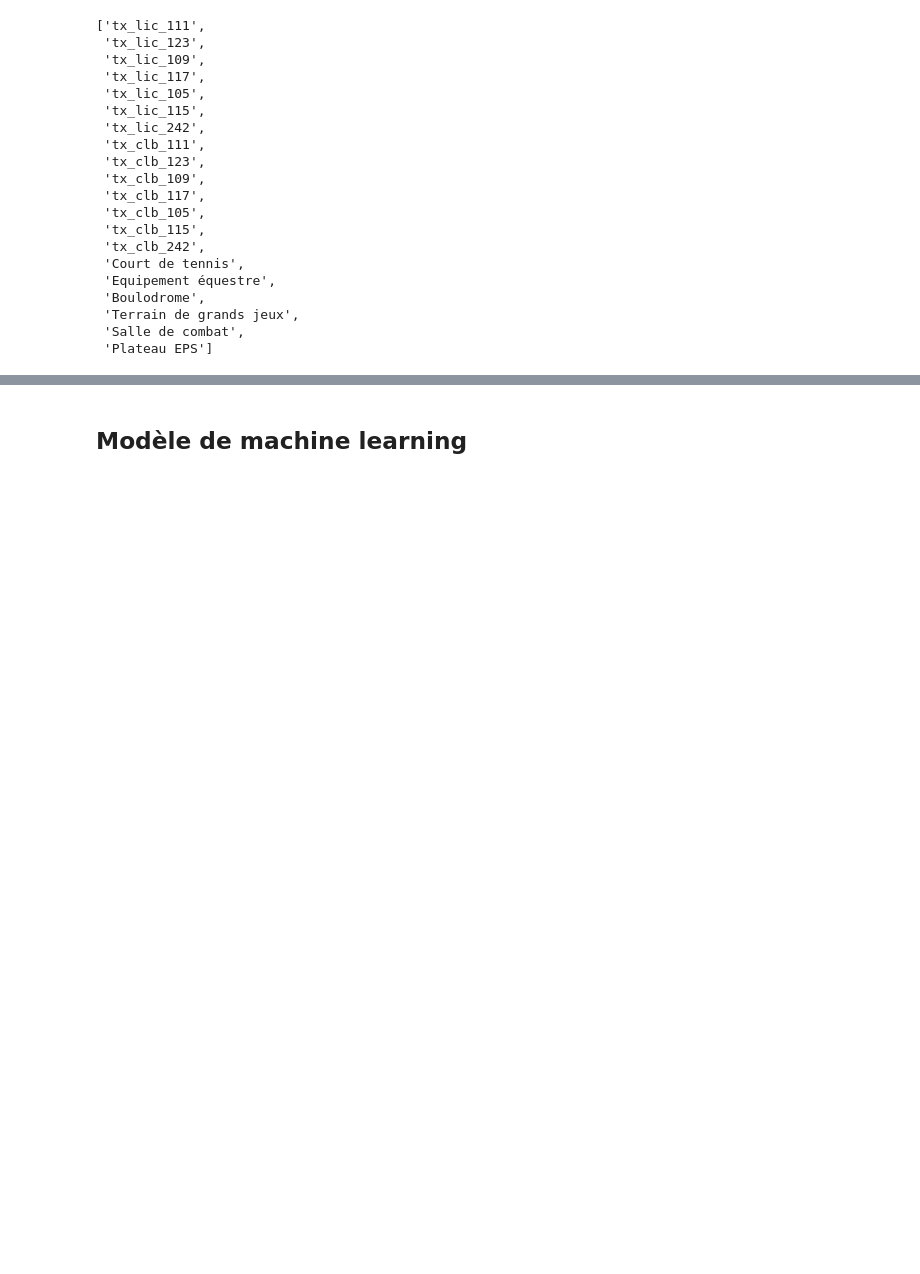
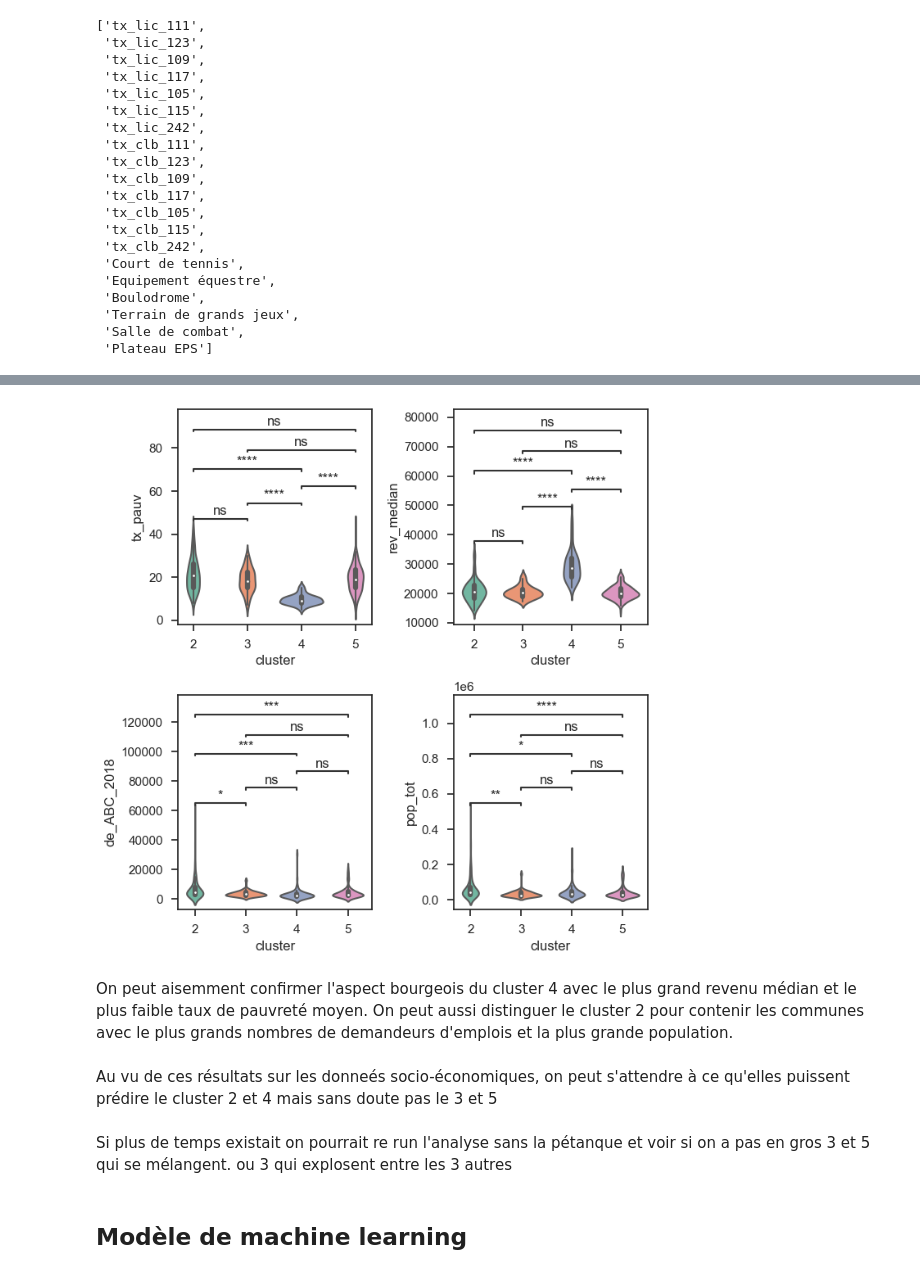
Before and after one commit to LeoMaurice/SportsParticipationEconomicGeographic, a Jupyter notebook: rendu.ipynb, the cells around one changed output, grey strips where cells are left out. Saved outputs shown, nothing was run; the diff lists cells and outputs as text; code cells hidden in the pictures; blank space fills up the shorter version.

```diff
--- a/rendu.ipynb
+++ b/rendu.ipynb
@@ -972,3 +991,38 @@ On peut déjà voir qu'on a du mal à distinguer avec le faible nombre de variab
+# %%
+import seaborn as sns
+from statannot import add_stat_annotation
+from itertools import combinations
+base_bis = base_big_cluster.astype({"cluster":"str"})
+var_distinguante = var_socioeco
+log_scale_required =[] # var_distinguante[2:]
+order = np.sort(base_bis['cluster'].unique())
+fig,axs = plt.subplots(ncols = 2, nrows = len(var_distinguante)//2+(len(var_distinguante)%2), figsize=(7,7))
+i = 0
+for i,var in enumerate(var_distinguante):
+    to_do_stat_on = []
+    for j in order:
+        if len(base_bis[base_bis['cluster']==j][var].dropna())>1:
+            to_do_stat_on.append(j)
+    pairs = list(combinations(to_do_stat_on, r=2))
+    ax = axs[(i-(i%2))//2][i%2]
+    x = 'cluster'
+    y = var
+    ax = sns.violinplot(data=base_bis, x=x, y=y, ax = ax, order = order, palette = 'Set2')
+    if var in log_scale_required:
+        ax.set_yscale('symlog')
+    ax, test_results = add_stat_annotation(ax, data=base_bis, x=x, y=y, order=order,box_pairs=pairs,
+    test='t-test_ind',
+    text_format='star', loc='inside', verbose=0)
+
+fig.tight_layout()
+# %% [output]
+[figure, added]
+# %% [markdown]
+On peut aisemment confirmer l'aspect bourgeois du cluster 4 avec le plus grand revenu médian et le plus faible taux de pauvreté moyen. On peut aussi distinguer le cluster 2 pour contenir les communes avec le plus grands nombres de demandeurs d'emplois et la plus grande population.
+# %% [markdown]
+Au vu de ces résultats sur les donneés socio-économiques, on peut s'attendre à ce qu'elles puissent prédire le cluster 2 et 4 mais sans doute pas le 3 et 5
+# %% [markdown]
+Si plus de temps existait on pourrait re run l'analyse sans la pétanque et voir si on a pas en gros 3 et 5 qui se mélangent. ou 3 qui explosent entre les 3 autres
 # %% [markdown]
 ## Modèle de machine learning
 # %% [markdown]
```
Also changed, not shown: parts of 18 cells of this notebook.
